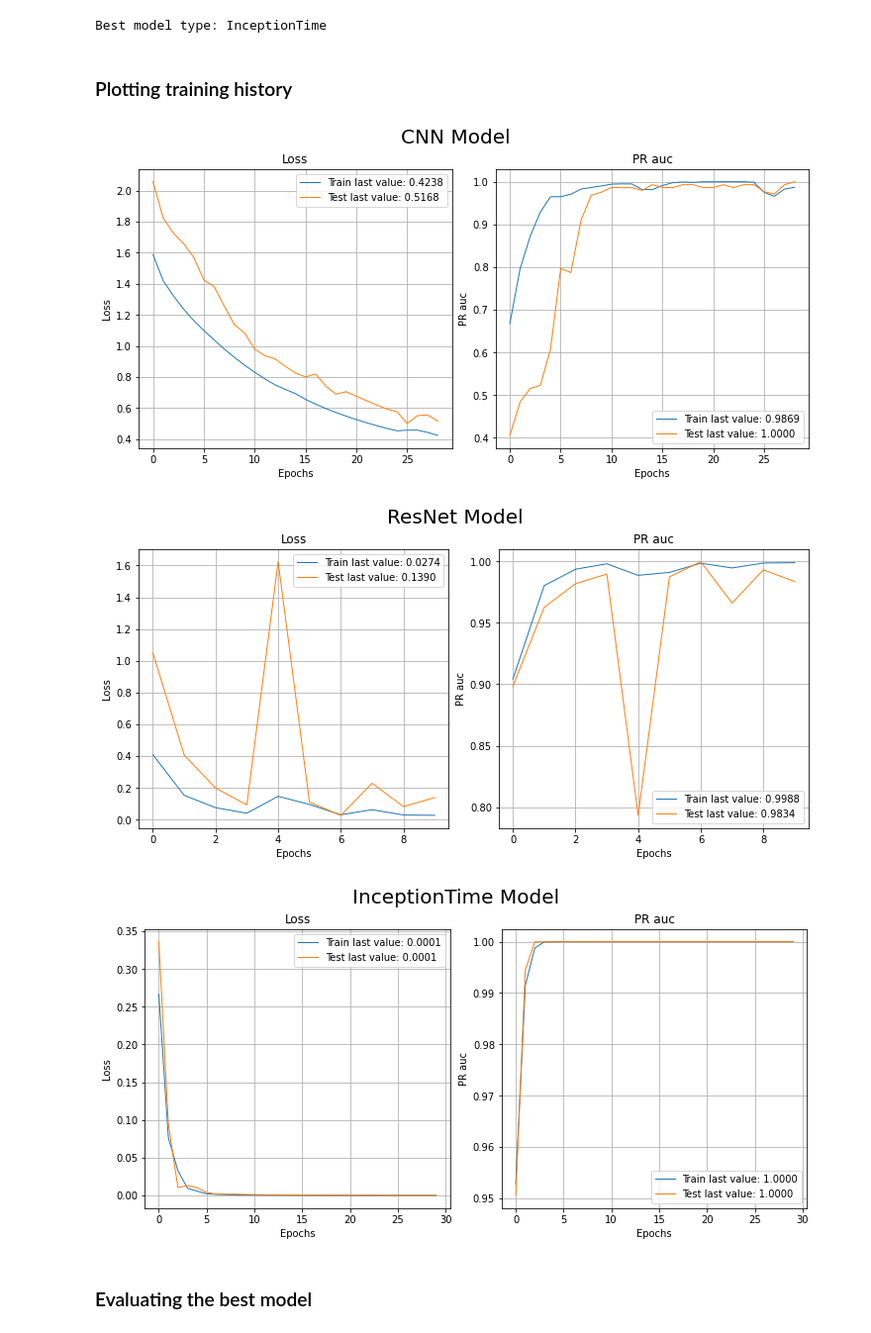
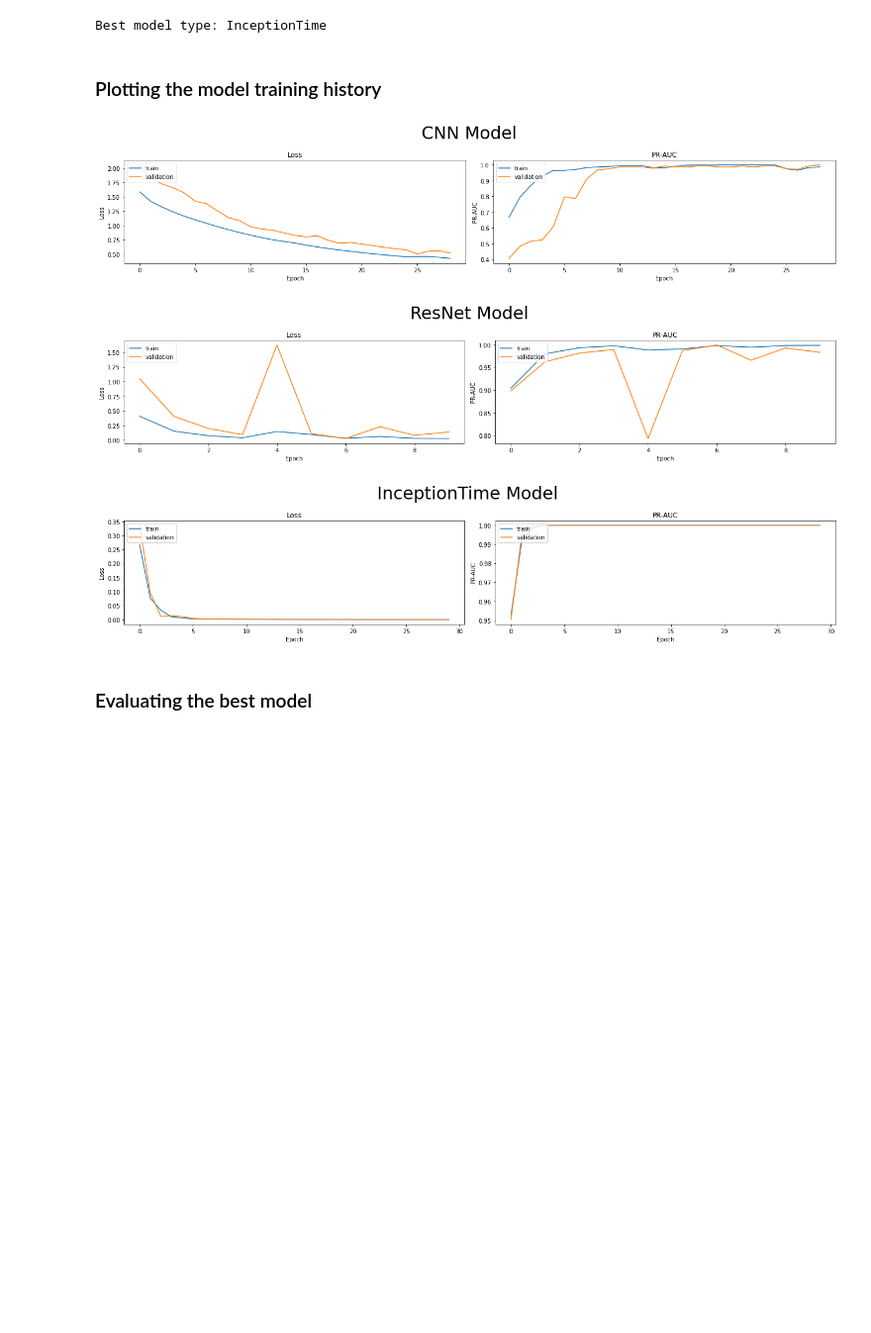
Before and after one commit to shamilnabiyev/alfa-uav-fault-detection, a Jupyter notebook: model-training-mcfly.ipynb, the cells around one changed output. Shown: that part at 99% size. Cells and saved outputs as stored; diff of their text form; code cells hidden in the pictures; blank space fills up the shorter version.

Commit message:
Updated the model training history plots

```diff
--- a/model-training-mcfly.ipynb
+++ b/model-training-mcfly.ipynb
@@ -142,16 +143,35 @@ print("Best model type:", best_model_type)
 # %% [output]
 Best model type: InceptionTime
 # %% [markdown]
-### Plotting training history
+### Plotting the model training history
-# %%
-model_types = ['CNN', 'ResNet', 'InceptionTime']
-
-for i in range(len(model_types)):
-    show_history(histories=history[i], title=f"{model_types[i]} Model")
-# %% [output]
-[figure, removed]
-[figure, removed]
-[figure, removed]
+# %%
+model_types = ['CNN', 'ResNet', 'InceptionTime']
+
+for i in range(len(model_types)):
+    fig, (ax1, ax2) = plt.subplots(1,2, figsize=(18, 4))
+
+    fig.suptitle(f"{model_types[i]} Model", fontsize=30)
+
+    ax1.plot(history[i].history['loss'])
+    ax1.plot(history[i].history['val_loss'])
+    ax1.set_title('Loss')
+    ax1.set_ylabel('Loss')
+    ax1.set_xlabel('Epoch')
+    ax1.legend(['train', 'validation'], loc='upper left')
+
+    ax2.plot(history[i].history['pr_auc'])
+    ax2.plot(history[i].history['val_pr_auc'])
+    ax2.set_title('PR-AUC')
+    ax2.set_ylabel('PR-AUC')
+    ax2.set_xlabel('Epoch')
+    ax2.legend(['train', 'validation'], loc='upper left')
+
+    plt.tight_layout()
+    plt.show()
+# %% [output]
+[figure, added]
+[figure, added]
+[figure, added]
 # %% [markdown]
 ### Evaluating the best model
 # %%
```
Also changed, not shown: parts of 1 cell of this notebook.
